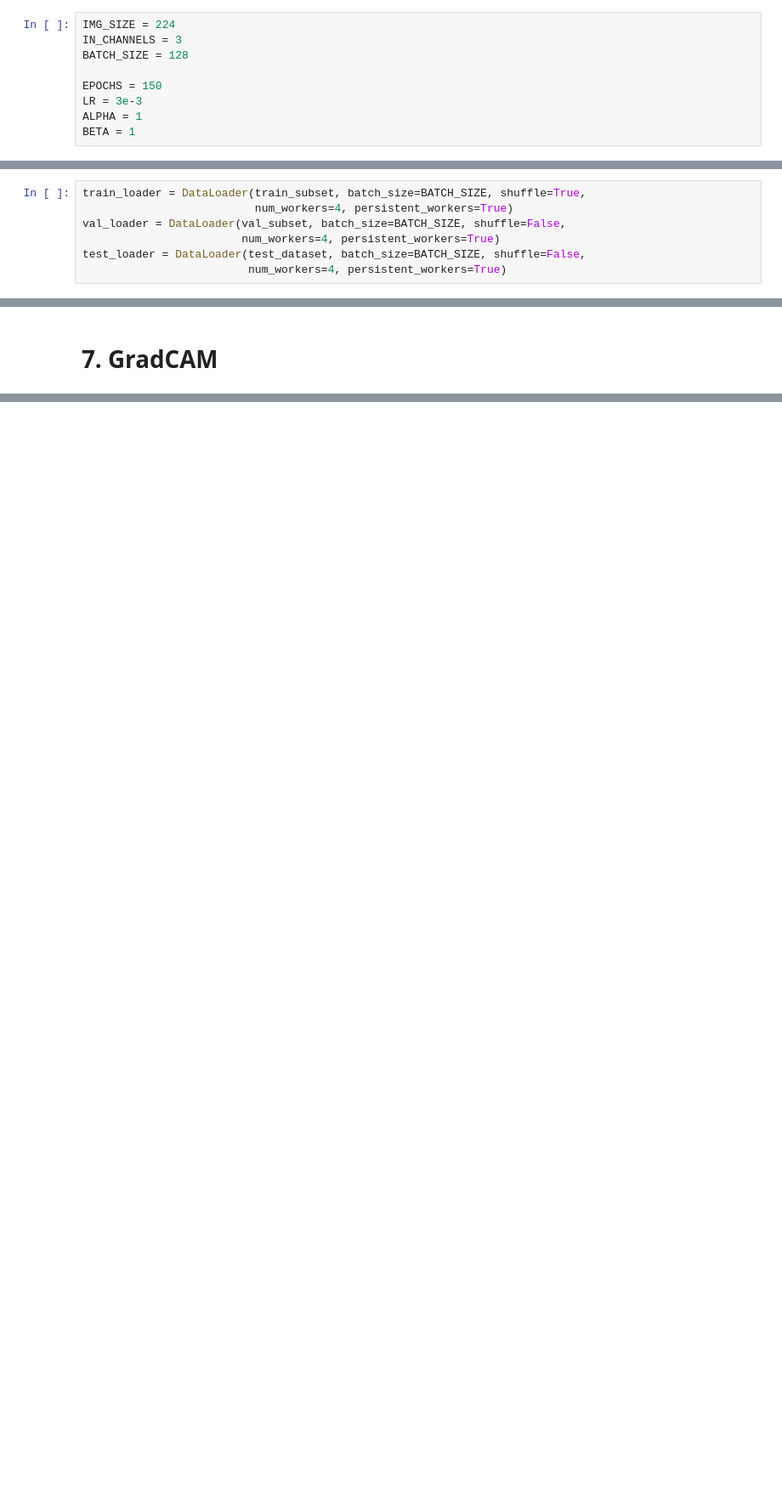
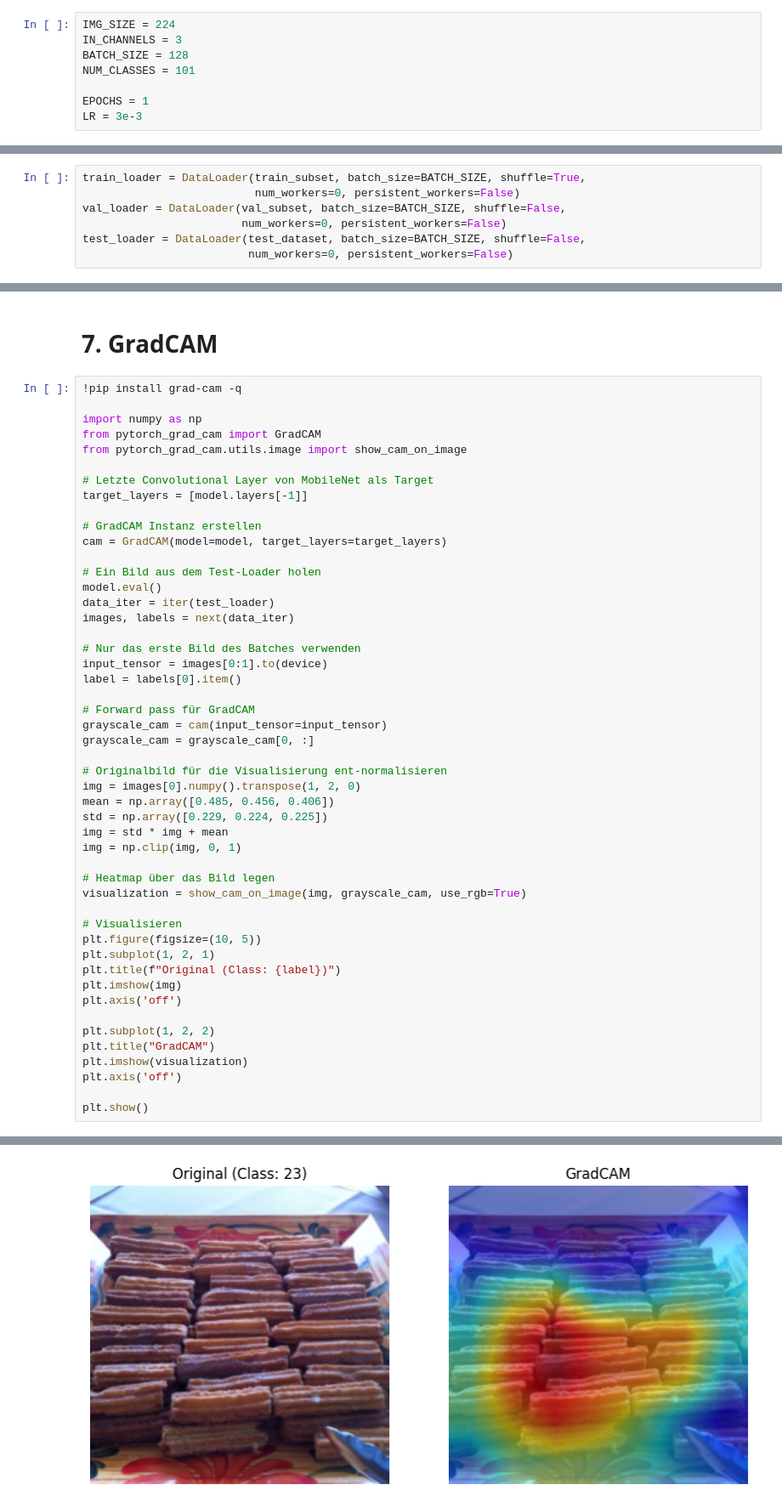
Before and after one commit to blendezu/deep-learning-from-scratch, a Jupyter notebook: 02_CNNs/08_MobileNet/MobileNetV1_from_scratch.ipynb, the cells around one changed output, grey strips where cells are left out. Shown at 85% size. Drawn from its saved outputs; the diff is of its cells as text; blank space fills up the shorter version.

```diff
--- a/02_CNNs/08_MobileNet/MobileNetV1_from_scratch.ipynb
+++ b/02_CNNs/08_MobileNet/MobileNetV1_from_scratch.ipynb
@@ -23,11 +25,10 @@ DATA_PATH = './Data'
 IMG_SIZE = 224
 IN_CHANNELS = 3
 BATCH_SIZE = 128
+NUM_CLASSES = 101
 
-EPOCHS = 150
+EPOCHS = 1
 LR = 3e-3
-ALPHA = 1
-BETA = 1
 # %% [markdown]
 # 3. Data Preparation
 # %%
@@ -73,11 +74,11 @@ test_dataset = datasets.Food101(root=DATA_PATH, split='test',
                                 download=True, transform=test_transform)
 # %%
 train_loader = DataLoader(train_subset, batch_size=BATCH_SIZE, shuffle=True,
-                          num_workers=4, persistent_workers=True)
+                          num_workers=0, persistent_workers=False)
 val_loader = DataLoader(val_subset, batch_size=BATCH_SIZE, shuffle=False,
-                        num_workers=4, persistent_workers=True)
+                        num_workers=0, persistent_workers=False)
 test_loader = DataLoader(test_dataset, batch_size=BATCH_SIZE, shuffle=False,
-                         num_workers=4, persistent_workers=True)
+                         num_workers=0, persistent_workers=False)
 # %% [markdown]
 # 4. Network Architecture
 # %% [markdown]
@@ -222,2 +312,52 @@ for epoch in range(EPOCHS):
 # %% [markdown]
 # 7. GradCAM
+# %%
+!pip install grad-cam -q
+
+import numpy as np
+from pytorch_grad_cam import GradCAM
+from pytorch_grad_cam.utils.image import show_cam_on_image
+
+# Letzte Convolutional Layer von MobileNet als Target
+target_layers = [model.layers[-1]]
+
+# GradCAM Instanz erstellen
+cam = GradCAM(model=model, target_layers=target_layers)
+
+# Ein Bild aus dem Test-Loader holen
+model.eval()
+data_iter = iter(test_loader)
+images, labels = next(data_iter)
+
+# Nur das erste Bild des Batches verwenden
+input_tensor = images[0:1].to(device)
+label = labels[0].item()
+
+# Forward pass für GradCAM
+grayscale_cam = cam(input_tensor=input_tensor)
+grayscale_cam = grayscale_cam[0, :]
+
+# Originalbild für die Visualisierung ent-normalisieren
+img = images[0].numpy().transpose(1, 2, 0)
+mean = np.array([0.485, 0.456, 0.406])
+std = np.array([0.229, 0.224, 0.225])
+img = std * img + mean
+img = np.clip(img, 0, 1)
+
+# Heatmap über das Bild legen
+visualization = show_cam_on_image(img, grayscale_cam, use_rgb=True)
+
+# Visualisieren
+plt.figure(figsize=(10, 5))
+plt.subplot(1, 2, 1)
+plt.title(f"Original (Class: {label})")
+plt.imshow(img)
+plt.axis('off')
+
+plt.subplot(1, 2, 2)
+plt.title("GradCAM")
+plt.imshow(visualization)
+plt.axis('off')
+
+plt.show()
+# %% [output]
@@ -223,0 +372 @@ for epoch in range(EPOCHS):
+[figure, added]
```
Also changed, not shown: parts of 8 cells of this notebook.
